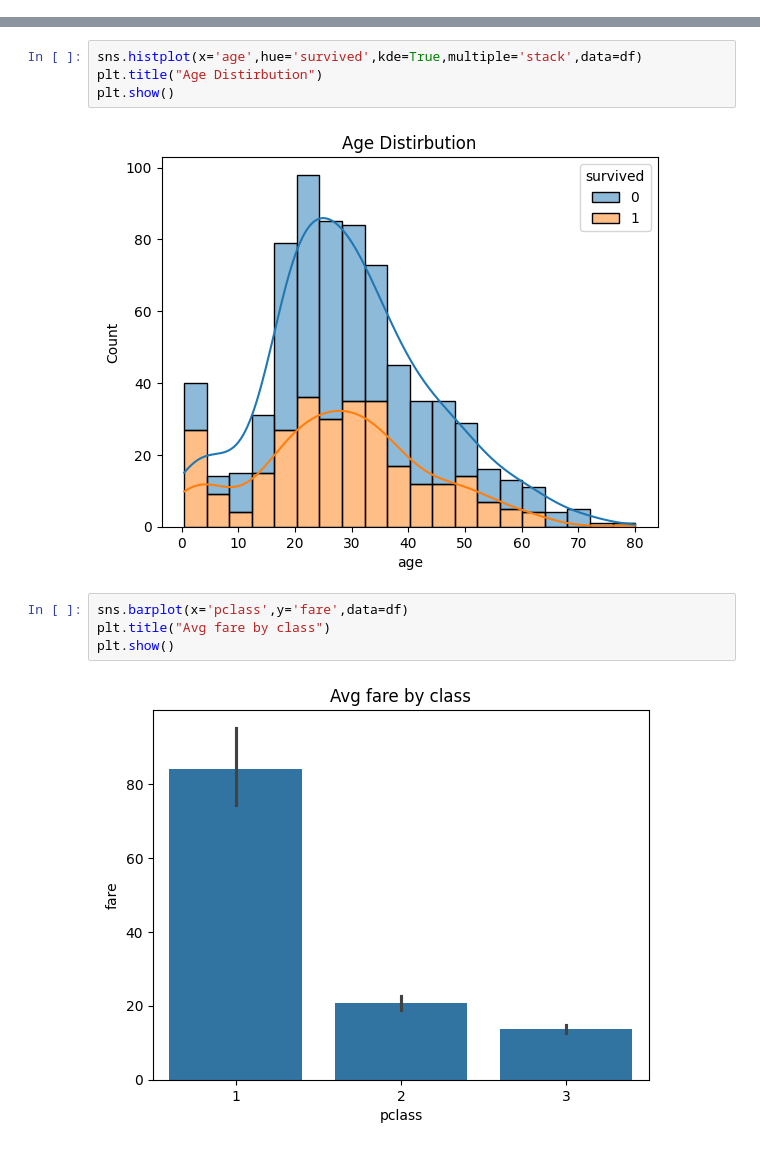
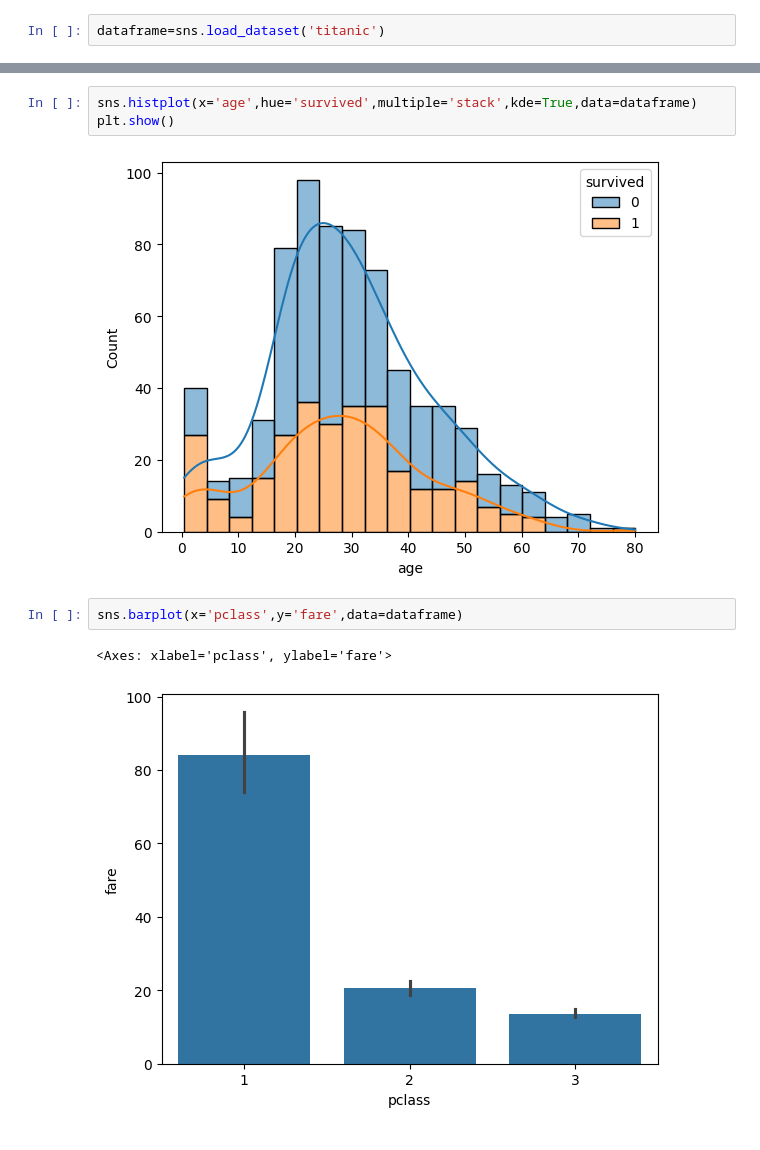
Before and after one commit to 61124/dsbda, a Jupyter notebook: Assignment8.ipynb, the cells around one changed output, grey strips where cells are left out. Drawn from its saved outputs; the diff is of its cells as text.

```diff
--- a/Assignment8.ipynb
+++ b/Assignment8.ipynb
@@ -17,0 +15,2 @@ df.head()
+# %%
+dataframe=sns.load_dataset('titanic')
@@ -39,13 +43,11 @@ plt.show()
 # %%
-sns.histplot(x='age',hue='survived',kde=True,multiple='stack',data=df)
-plt.title("Age Distirbution")
+sns.histplot(x='age',hue='survived',multiple='stack',kde=True,data=dataframe)
 plt.show()
 # %% [output]
-[figure, old version]
+[figure, new version]
 # %%
-sns.barplot(x='pclass',y='fare',data=df)
-plt.title("Avg fare by class")
-plt.show()
+sns.barplot(x='pclass',y='fare',data=dataframe)
 # %% [output]
+<Axes: xlabel='pclass', ylabel='fare'>
-[figure, old version]
+[figure, new version]
 # %%
```
Also changed, not shown: parts of 12 cells of this notebook.
